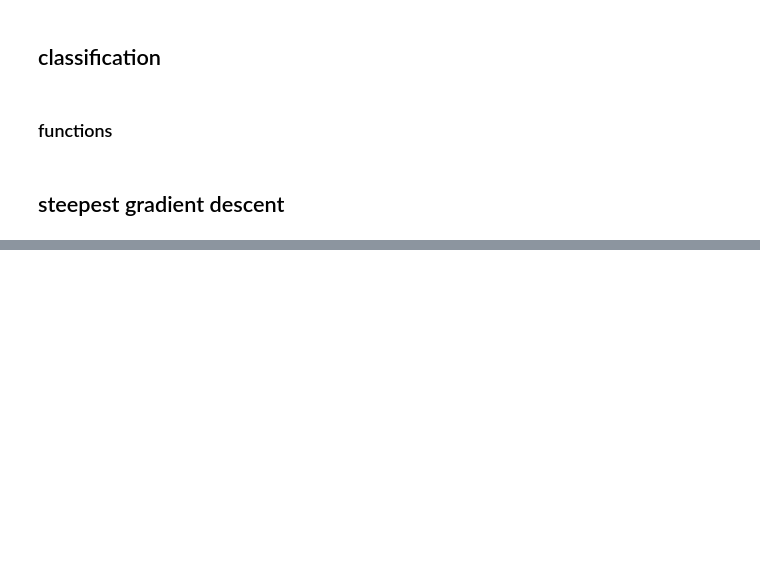
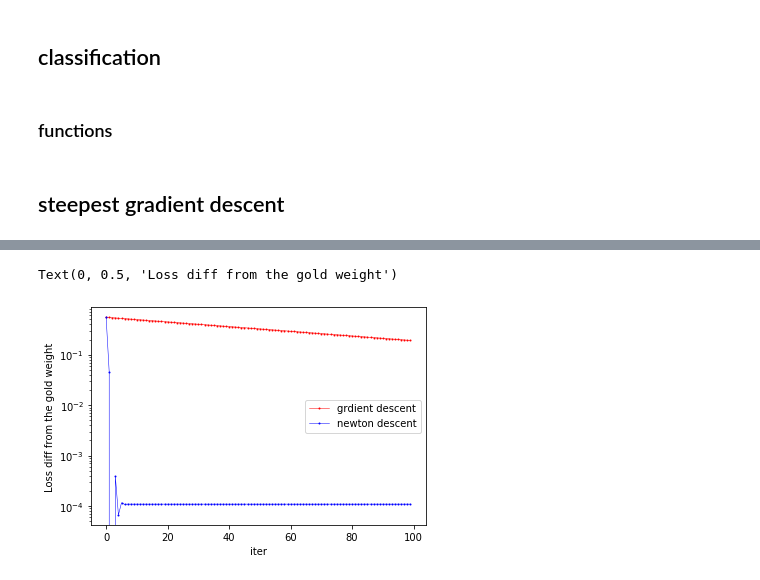
Before and after one commit to Ueeek/ML_assignment, a Jupyter notebook: mid_term1.ipynb, the cells around one changed output, grey strips where cells are left out. Drawn from its saved outputs; the diff is of its cells as text; code cells hidden in the pictures; blank space fills up the shorter version.

```diff
--- a/mid_term1.ipynb
+++ b/mid_term1.ipynb
@@ -215,3 +259,31 @@ def calc_hess(x,w,y_one_hot):
+# %%
+def calc_hess(x,w,y_one_hot):
+    """
+    ret: hessian shapes like w
+    """
+    assert x.shape == (N,D)
+    assert w.shape == (N_class,D)
+    s = softmax(np.dot(x,w.T))
+    ret = np.zeros_like(w)
+    for xi,si,yi in zip(x,s,y_one_hot):
+        jy = np.sum(si*yi)
+        xy = xi*jy
+
+        yk = yi.reshape(-1,1)
+        yk = yk-si.reshape(-1,1)
+
+        g = np.dot(yk,xy.reshape(1,-1))
+        xx = np.sum(xi**2)
+        assert xx.shape==()
+        g = g*xx
+        ret = ret+g
+        assert xi.shape == (D,)
+        assert jy.shape == ()
+        assert yk.shape == (N_class,1)
+        assert si.shape == (N_class,)
+        assert g.shape == w.shape
+        assert ret.shape == w.shape
+    return ret/N
 # %% [markdown]
 ## steepest gradient descent
 # %%
@@ -251,12 +327,13 @@ newton_ww_history = []
 ww = W_init
 for t in range(1,num_iter+1):
     grad = calc_grad(x,ww,y_one_hot)+2*lam*ww # shape(ww)
-    hess = calc_hess(x,ww.T,y_one_hot) + 2*lam # shape(ww)
-    loss = calc_loss(x,ww.T,y_one_hot)  # shape(scalar)
-    steep_ww_history.append(ww)
-    steep_loss_history.append(loss)
+    hess = calc_hess(x,ww,y_one_hot) + 2*lam # shape(ww)
+    assert hess.shape == grad.shape
+    loss = calc_loss(x,ww.T,y_one_hot)+lam*(np.sum(ww**2))  # shape(scalar)
+    newton_ww_history.append(ww)
+    newton_loss_history.append(loss)
     #update
-    ww = ww-alpha_base*grad
+    ww = ww-grad/hess
 # %%
 plt.plot(newton_loss_history, 'b', markersize=0.5, label='steepest')
 plt.legend()
@@ -266,9 +345,12 @@ plt.show()
 # %%
 optimal_w = min(min(steep_loss_history),min(newton_loss_history))
 # %%
-plt.plot(np.abs(steep_loss_history-optimal_w),label="grdient descent")
-plt.plot(np.abs(newton_loss_history-optimal_w),label="newton descent")
+plt.plot(np.abs(steep_loss_history-optimal_w),'ro-',linewidth=0.5,markersize=1,label="grdient descent")
+plt.plot(np.abs(newton_loss_history-optimal_w),'bo-',linewidth=0.5,markersize=1,label="newton descent")
 plt.legend()
 plt.yscale("log")
 plt.xlabel("iter")
 plt.ylabel("Loss diff from the gold weight")
+# %% [output]
+Text(0, 0.5, 'Loss diff from the gold weight')
+[figure, added]
```
Also changed, not shown: parts of 17 cells of this notebook, 1 other file.
